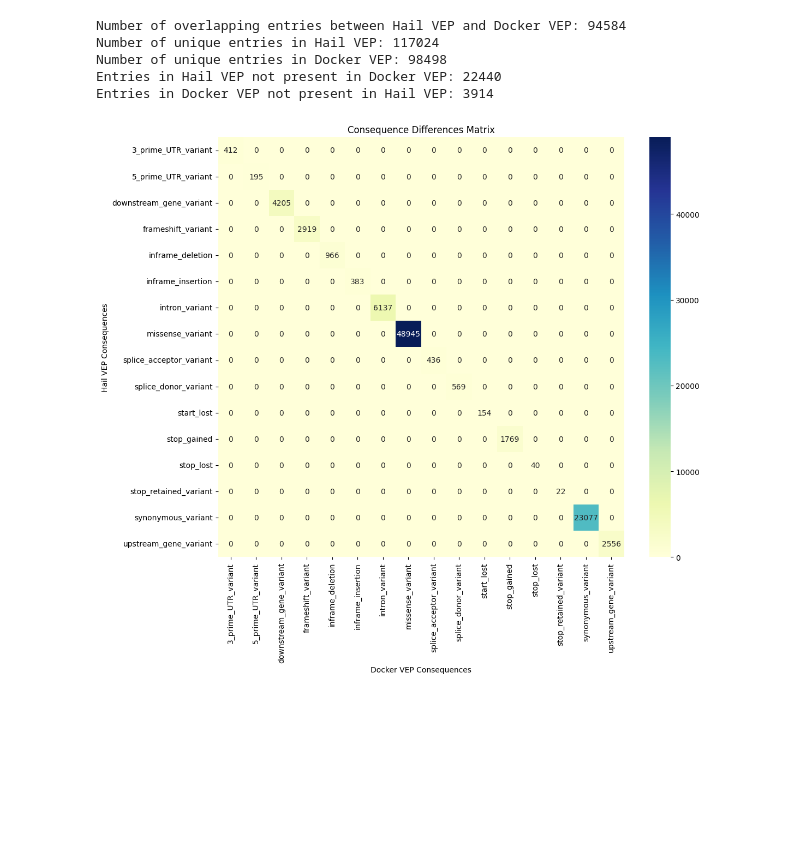
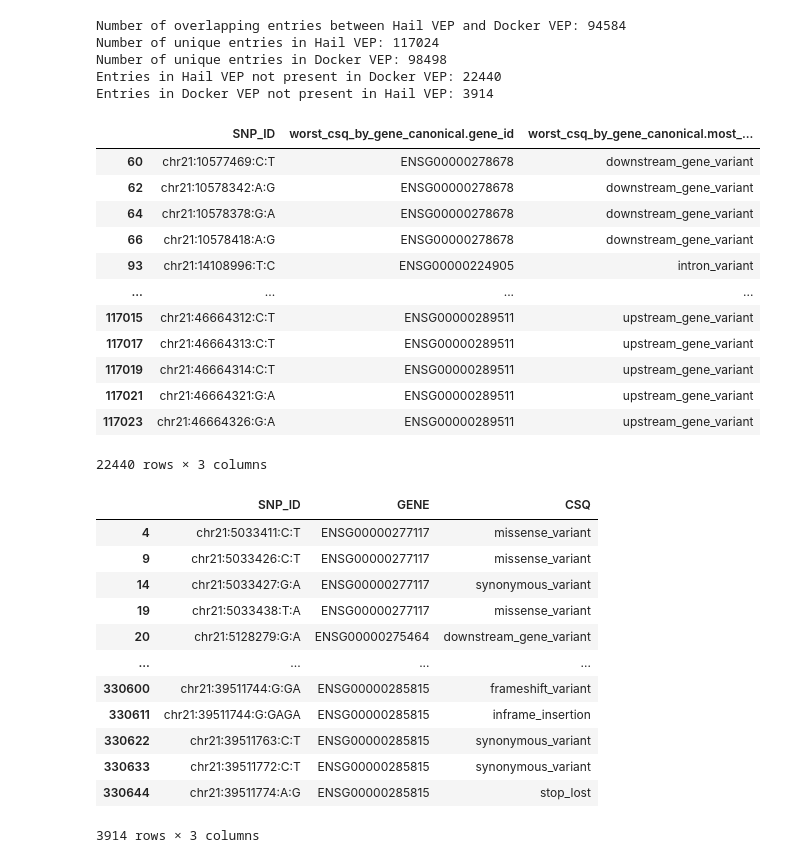
Before and after one commit to frhl/brava-ground-truth-annotations, a Jupyter notebook: compare_vep.ipynb, the cells around one changed output. Cells and saved outputs as stored; diff of their text form; code cells hidden in the pictures; blank space fills up the shorter version.

Commit message:
missing examples

```diff
--- a/compare_vep.ipynb
+++ b/compare_vep.ipynb
@@ -81,15 +76,32 @@ overlap = overlap[overlap['CSQ'].str.len() == 1]
-# %%
-import matplotlib.pyplot as plt
-import seaborn as sns
-
-consequence_matrix = pd.crosstab(overlap['worst_csq_by_gene_canonical.most_severe_consequence'], overlap['CSQ'].str.join(''))
-
-# Plotting the matrix
-plt.figure(figsize=(12, 10))
-sns.heatmap(consequence_matrix, annot=True, cmap="YlGnBu", fmt="d")
-plt.title("Consequence Differences Matrix")
-plt.xlabel("Docker VEP Consequences")
-plt.ylabel("Hail VEP Consequences")
-plt.show()
-# %% [output]
-[figure, removed]
+# %%
+missing_in_docker
+# %% [output]
+|  | SNP_ID | worst_csq_by_gene_canonical.gene_id | worst_csq_by_gene_canonical.most_... |
+| 60 | chr21:10577469:C:T | ENSG00000278678 | downstream_gene_variant |
+| 62 | chr21:10578342:A:G | ENSG00000278678 | downstream_gene_variant |
+| 64 | chr21:10578378:G:A | ENSG00000278678 | downstream_gene_variant |
+| 66 | chr21:10578418:A:G | ENSG00000278678 | downstream_gene_variant |
+| 93 | chr21:14108996:T:C | ENSG00000224905 | intron_variant |
+| ... | ... | ... | ... |
+| 117015 | chr21:46664312:C:T | ENSG00000289511 | upstream_gene_variant |
+| 117017 | chr21:46664313:C:T | ENSG00000289511 | upstream_gene_variant |
+| 117019 | chr21:46664314:C:T | ENSG00000289511 | upstream_gene_variant |
+| 117021 | chr21:46664321:G:A | ENSG00000289511 | upstream_gene_variant |
+| 117023 | chr21:46664326:G:A | ENSG00000289511 | upstream_gene_variant |
+22440 rows × 3 columns
+# %%
+missing_in_hail
+# %% [output]
+|  | SNP_ID | GENE | CSQ |
+| 4 | chr21:5033411:C:T | ENSG00000277117 | missense_variant |
+| 9 | chr21:5033426:C:T | ENSG00000277117 | missense_variant |
+| 14 | chr21:5033427:G:A | ENSG00000277117 | synonymous_variant |
+| 19 | chr21:5033438:T:A | ENSG00000277117 | missense_variant |
+| 20 | chr21:5128279:G:A | ENSG00000275464 | downstream_gene_variant |
+| ... | ... | ... | ... |
+| 330600 | chr21:39511744:G:GA | ENSG00000285815 | frameshift_variant |
+| 330611 | chr21:39511744:G:GAGA | ENSG00000285815 | inframe_insertion |
+| 330622 | chr21:39511763:C:T | ENSG00000285815 | synonymous_variant |
+| 330633 | chr21:39511772:C:T | ENSG00000285815 | synonymous_variant |
+| 330644 | chr21:39511774:A:G | ENSG00000285815 | stop_lost |
+3914 rows × 3 columns
```
Also changed, not shown: parts of 7 cells of this notebook.
